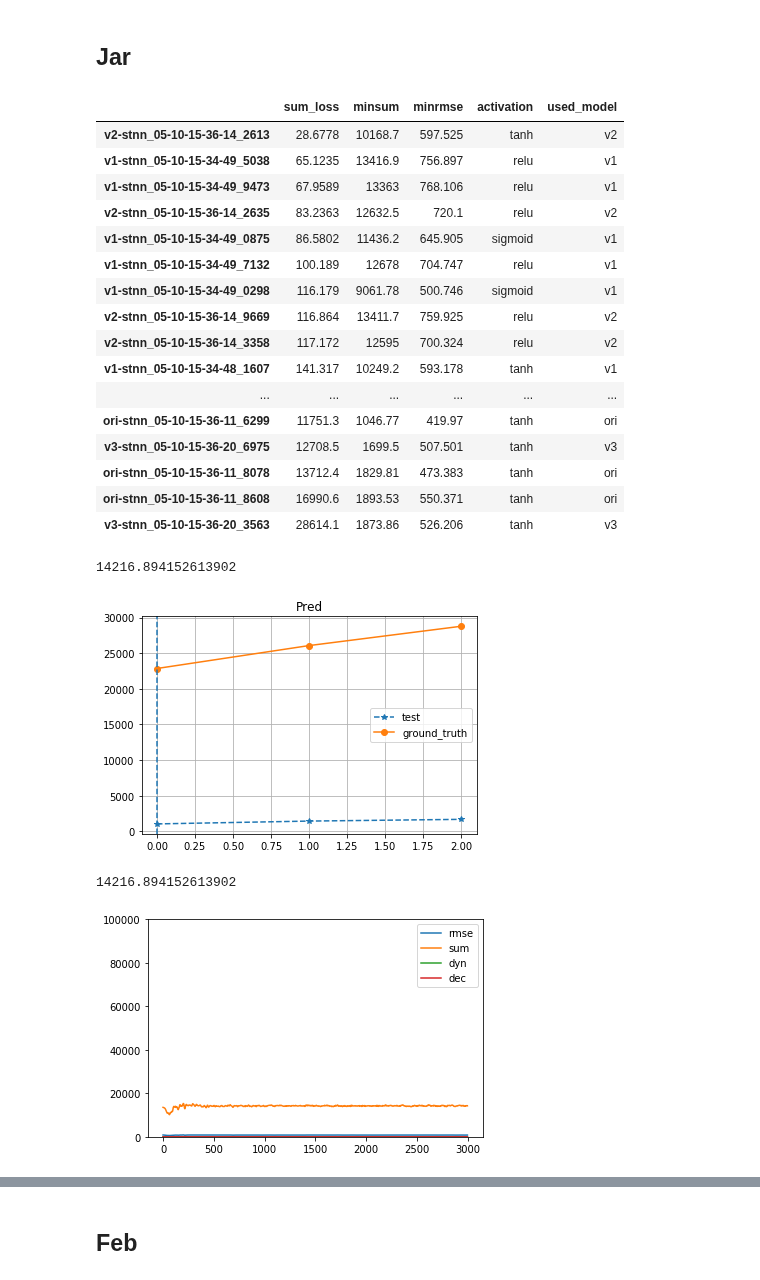
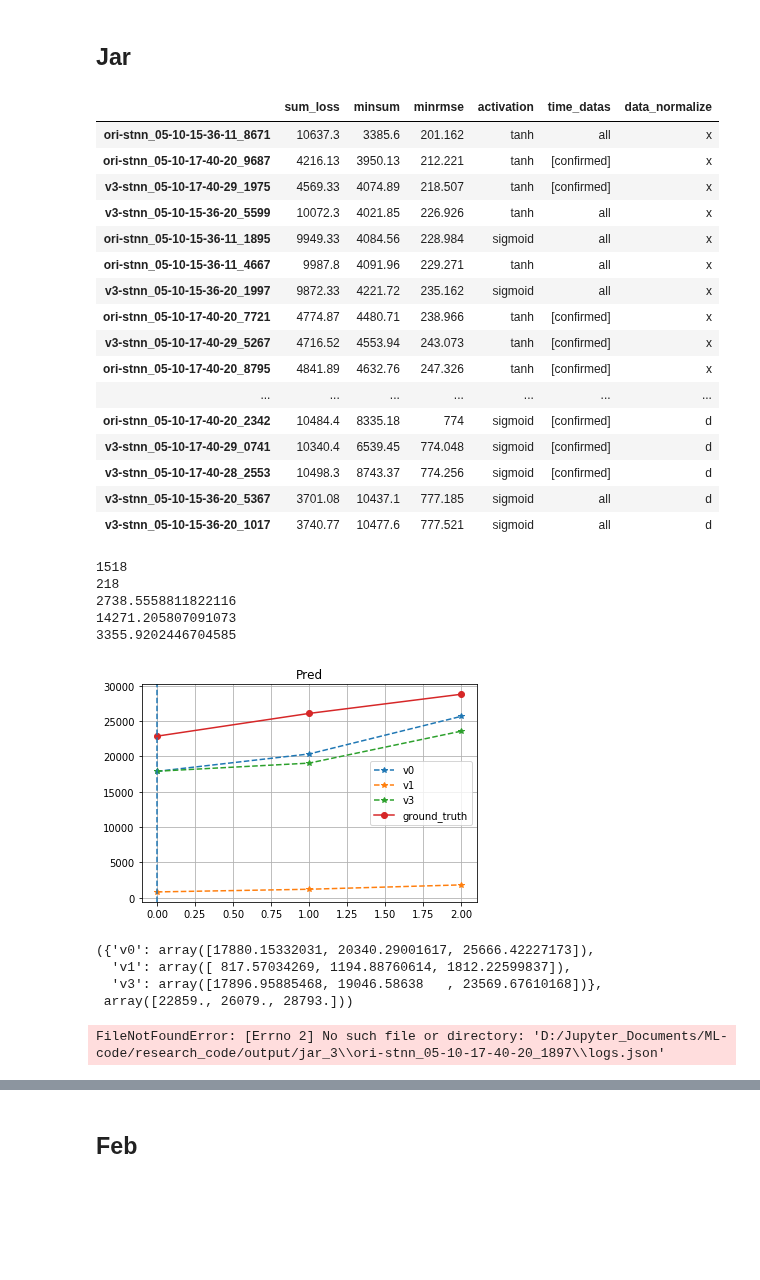
Before and after one commit to wtding1998/RNN_nCov, a Jupyter notebook: ncov_pred3.ipynb, the cells around one changed output, grey strips where cells are left out. Drawn from its saved outputs; the diff is of its cells as text; code cells hidden in the pictures; blank space fills up the shorter version.

Commit message:
add final rmse in keras

```diff
--- a/ncov_pred3.ipynb
+++ b/ncov_pred3.ipynb
@@ -32,50 +123,58 @@ data = data.numpy()
 # plt.title('ncov Dataset')
 # plt.xlabel('timestep')
 # plt.colorbar()
-
+jar_min_rmse = {'v0': 'ori-stnn_05-10-17-40-20_9687', 'v1': 'v1-stnn_05-10-15-34-49_8058', 'v3': 'v3-stnn_05-10-17-40-29_1975'}
+jar_min_sum = {'v0': 'ori-stnn_05-10-17-40-20_1897', 'v1': 'v1-stnn_05-10-17-40-23_3861', 'v3': 'v3-stnn_05-10-17-40-28_5828'}
 jar_folder = os.path.abspath(os.path.join(os.getcwd(), '..', 'output', 'jar_3'))
 jar_result = result.Printer(jar_folder)
 pd.options.display.max_rows = None
 # a = jar_result.get_df(col=['train_loss', 'test_loss', 'mode']).sort_values('test_loss', ascending=True)
-jar_df = jar_result.get_df(col=['sum_loss', 'minsum', 'minrmse', 'activation'], increase=False).sort_values('sum_loss')
-jar_df.loc[jar_df['used_model'] != 'keras']
+jar_df = jar_result.get_df(col=['sum_loss', 'minsum', 'minrmse', 'activation', 'time_datas', 'data_normalize'], increase=False).sort_values('minrmse')
+jar_df
 # %% [output]
-|  | sum_loss | minsum | minrmse | activation | used_model |
-| v2-stnn_05-10-15-36-14_2613 | 28.6778 | 10168.7 | 597.525 | tanh | v2 |
-| v1-stnn_05-10-15-34-49_5038 | 65.1235 | 13416.9 | 756.897 | relu | v1 |
-| v1-stnn_05-10-15-34-49_9473 | 67.9589 | 13363 | 768.106 | relu | v1 |
-| v2-stnn_05-10-15-36-14_2635 | 83.2363 | 12632.5 | 720.1 | relu | v2 |
-| v1-stnn_05-10-15-34-49_0875 | 86.5802 | 11436.2 | 645.905 | sigmoid | v1 |
-| v1-stnn_05-10-15-34-49_7132 | 100.189 | 12678 | 704.747 | relu | v1 |
-| v1-stnn_05-10-15-34-49_0298 | 116.179 | 9061.78 | 500.746 | sigmoid | v1 |
-| v2-stnn_05-10-15-36-14_9669 | 116.864 | 13411.7 | 759.925 | relu | v2 |
-| v2-stnn_05-10-15-36-14_3358 | 117.172 | 12595 | 700.324 | relu | v2 |
-| v1-stnn_05-10-15-34-48_1607 | 141.317 | 10249.2 | 593.178 | tanh | v1 |
-| ... | ... | ... | ... | ... | ... |
-| ori-stnn_05-10-15-36-11_6299 | 11751.3 | 1046.77 | 419.97 | tanh | ori |
-| v3-stnn_05-10-15-36-20_6975 | 12708.5 | 1699.5 | 507.501 | tanh | v3 |
-| ori-stnn_05-10-15-36-11_8078 | 13712.4 | 1829.81 | 473.383 | tanh | ori |
-| ori-stnn_05-10-15-36-11_8608 | 16990.6 | 1893.53 | 550.371 | tanh | ori |
-| v3-stnn_05-10-15-36-20_3563 | 28614.1 | 1873.86 | 526.206 | tanh | v3 |
+|  | sum_loss | minsum | minrmse | activation | time_datas | data_normalize |
+| ori-stnn_05-10-15-36-11_8671 | 10637.3 | 3385.6 | 201.162 | tanh | all | x |
+| ori-stnn_05-10-17-40-20_9687 | 4216.13 | 3950.13 | 212.221 | tanh | [confirmed] | x |
+| v3-stnn_05-10-17-40-29_1975 | 4569.33 | 4074.89 | 218.507 | tanh | [confirmed] | x |
+| v3-stnn_05-10-15-36-20_5599 | 10072.3 | 4021.85 | 226.926 | tanh | all | x |
+| ori-stnn_05-10-15-36-11_1895 | 9949.33 | 4084.56 | 228.984 | sigmoid | all | x |
+| ori-stnn_05-10-15-36-11_4667 | 9987.8 | 4091.96 | 229.271 | tanh | all | x |
+| v3-stnn_05-10-15-36-20_1997 | 9872.33 | 4221.72 | 235.162 | sigmoid | all | x |
+| ori-stnn_05-10-17-40-20_7721 | 4774.87 | 4480.71 | 238.966 | tanh | [confirmed] | x |
+| v3-stnn_05-10-17-40-29_5267 | 4716.52 | 4553.94 | 243.073 | tanh | [confirmed] | x |
+| ori-stnn_05-10-17-40-20_8795 | 4841.89 | 4632.76 | 247.326 | tanh | [confirmed] | x |
+| ... | ... | ... | ... | ... | ... | ... |
+| ori-stnn_05-10-17-40-20_2342 | 10484.4 | 8335.18 | 774 | sigmoid | [confirmed] | d |
+| v3-stnn_05-10-17-40-29_0741 | 10340.4 | 6539.45 | 774.048 | sigmoid | [confirmed] | d |
+| v3-stnn_05-10-17-40-28_2553 | 10498.3 | 8743.37 | 774.256 | sigmoid | [confirmed] | d |
+| v3-stnn_05-10-15-36-20_5367 | 3701.08 | 10437.1 | 777.185 | sigmoid | all | d |
+| v3-stnn_05-10-15-36-20_1017 | 3740.77 | 10477.6 | 777.521 | sigmoid | all | d |
 # %%
 path = 'D:/Jupyter_Documents/ML-code/research_code/output/jar_3'
-exp_name = 'v2-stnn_05-10-15-36-14_2613'
-exp_dir = {'test': exp_name}
+exp_name = 'ori-stnn_05-10-17-40-20_1897'
+# exp_dir = {'test': exp_name}
+jar_min_sum = {'v0': 'ori-stnn_05-10-17-40-20_1897', 'v1': 'v1-stnn_05-10-17-40-23_3861', 'v3': 'v3-stnn_05-10-17-40-28_5828'}
 exp = result.Exp(exp_name, path)
 # print(exp.config['mintest'])
-# print(exp.config['minepoch'])
-# print(exp.config['manualSeed'])
+print(exp.config['min_sum_epoch'])
+print(exp.config['manualSeed'])
 # print(exp.pred_loss())
-result.plot_pred_by_dir(exp_dir, path, train=False, increase=False)
-print(exp.pred_loss())
+result.plot_pred_by_dir(jar_min_sum, path, train=False, increase=False)
 # %% [output]
-14216.894152613902
+1518
+218
+2738.5558811822116
+14271.205807091073
+3355.9202446704585
-[figure, old version]
+[figure, new version]
-14216.894152613902
+({'v0': array([17880.15332031, 20340.29001617, 25666.42227173]),
+  'v1': array([ 817.57034269, 1194.88760614, 1812.22599837]),
+  'v3': array([17896.95885468, 19046.58638   , 23569.67610168])},
+ array([22859., 26079., 28793.]))
 # %%
 exp.draw_loss()
 # %% [output]
-[figure, removed]
+FileNotFoundError: [Errno 2] No such file or directory: 'D:/Jupyter_Documents/ML-code/research_code/output/jar_3\\ori-stnn_05-10-17-40-20_1897\\logs.json'
 # %%
 exp.plot_distribution()
 # %% [output]
```
Also changed, not shown: parts of 36 cells of this notebook, 8 other files.
